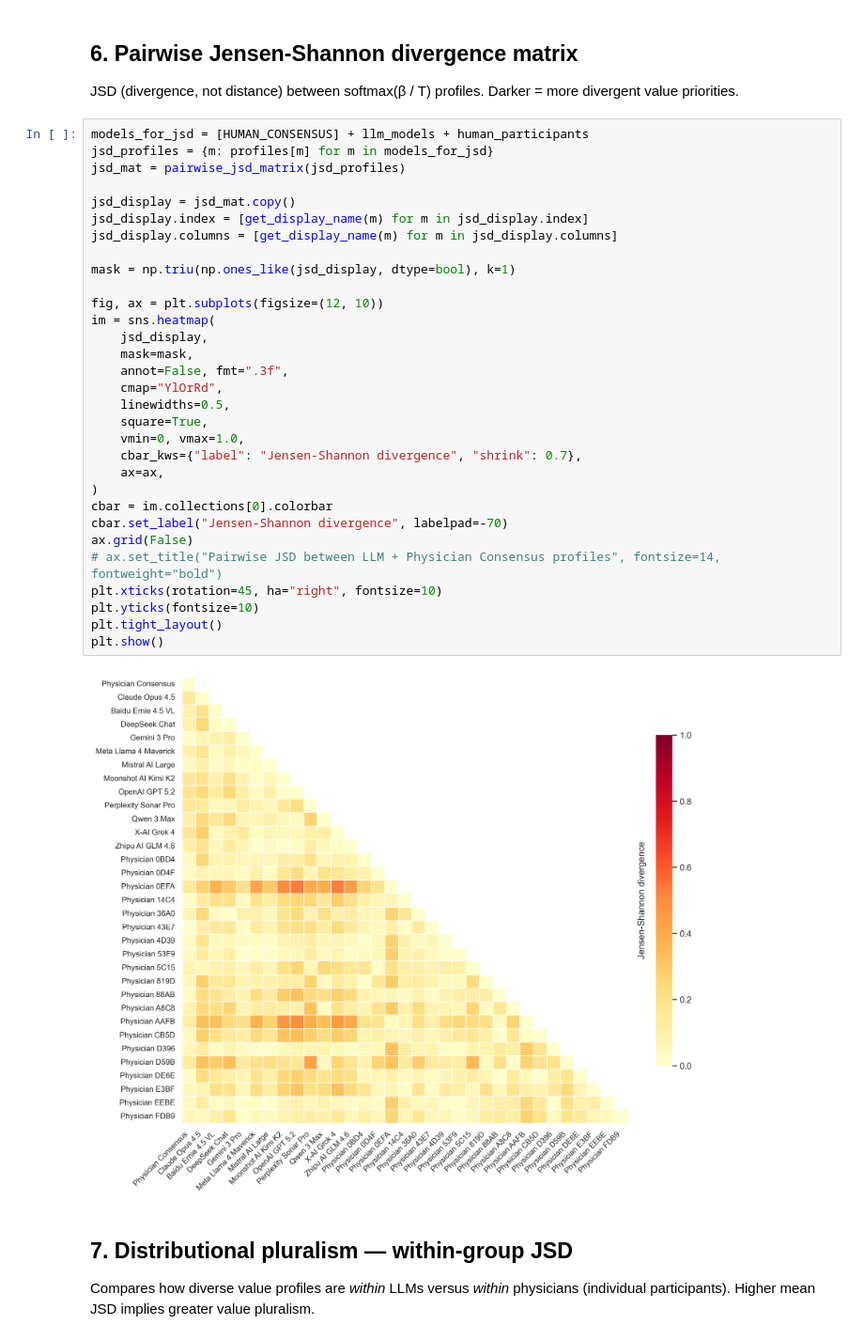
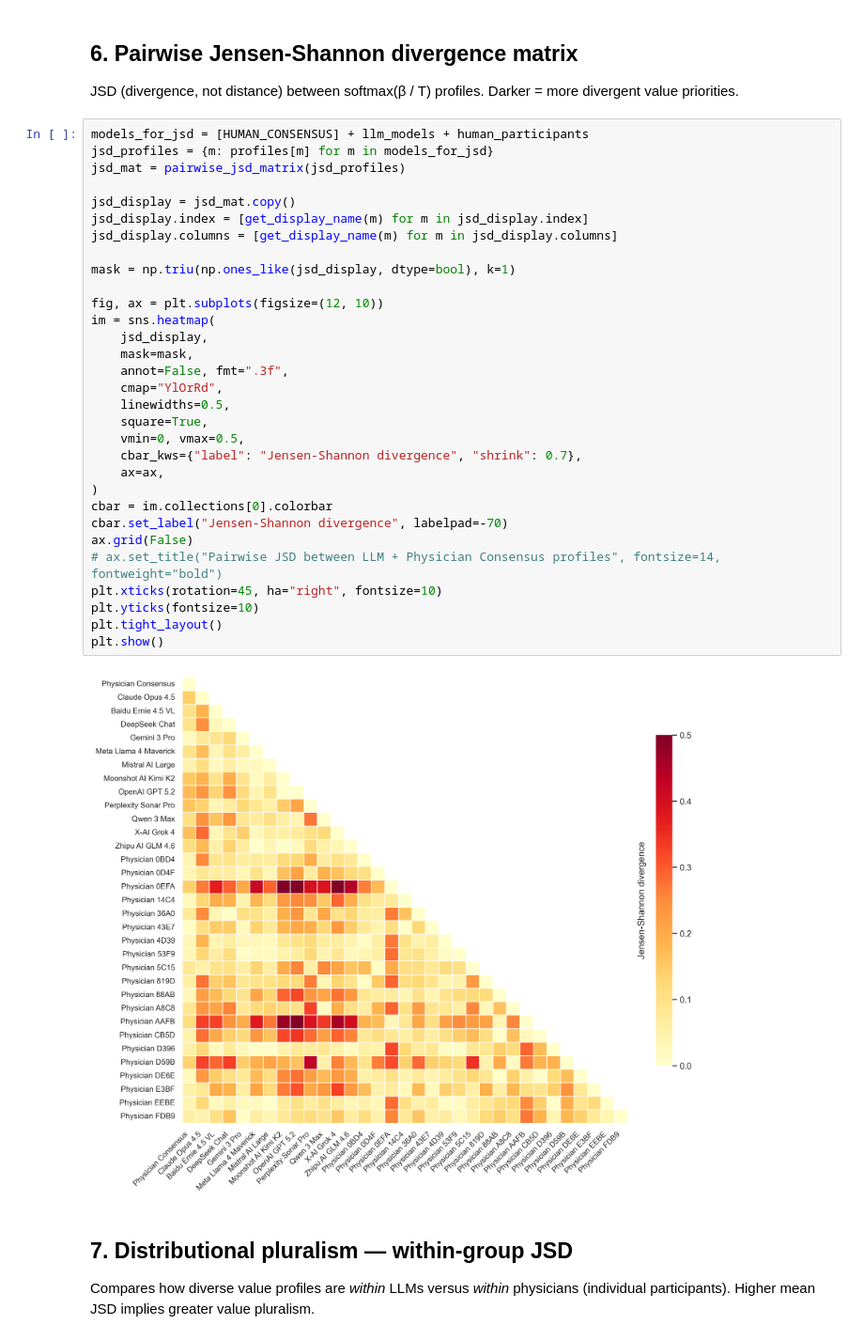
Before and after one commit to payalchandak/ValueBench, a Jupyter notebook: src/analysis/value_profiles.ipynb, the cells around one changed output. Shown at 94% size. Saved outputs shown, nothing was run; the diff lists cells and outputs as text.

```diff
--- a/src/analysis/value_profiles.ipynb
+++ b/src/analysis/value_profiles.ipynb
@@ -349,35 +349,35 @@ Darker = more divergent value priorities.
 models_for_jsd = [HUMAN_CONSENSUS] + llm_models + human_participants
 jsd_profiles = {m: profiles[m] for m in models_for_jsd}
 jsd_mat = pairwise_jsd_matrix(jsd_profiles)
 
 jsd_display = jsd_mat.copy()
 jsd_display.index = [get_display_name(m) for m in jsd_display.index]
 jsd_display.columns = [get_display_name(m) for m in jsd_display.columns]
 
 mask = np.triu(np.ones_like(jsd_display, dtype=bool), k=1)
 
 fig, ax = plt.subplots(figsize=(12, 10))
 im = sns.heatmap(
     jsd_display,
     mask=mask,
     annot=False, fmt=".3f",
     cmap="YlOrRd",
     linewidths=0.5,
     square=True,
-    vmin=0, vmax=1.0,
+    vmin=0, vmax=0.5,
     cbar_kws={"label": "Jensen-Shannon divergence", "shrink": 0.7},
     ax=ax,
 )
 cbar = im.collections[0].colorbar
 cbar.set_label("Jensen-Shannon divergence", labelpad=-70)
 ax.grid(False)
 # ax.set_title("Pairwise JSD between LLM + Physician Consensus profiles", fontsize=14, fontweight="bold")
 plt.xticks(rotation=45, ha="right", fontsize=10)
 plt.yticks(fontsize=10)
 plt.tight_layout()
 plt.show()
 # %% [output]
-[figure, old version]
+[figure, new version]
 # %% [markdown]
 ## 7. Distributional pluralism — within-group JSD
 
```
Also changed, not shown: parts of 4 cells of this notebook, 1 other file.
